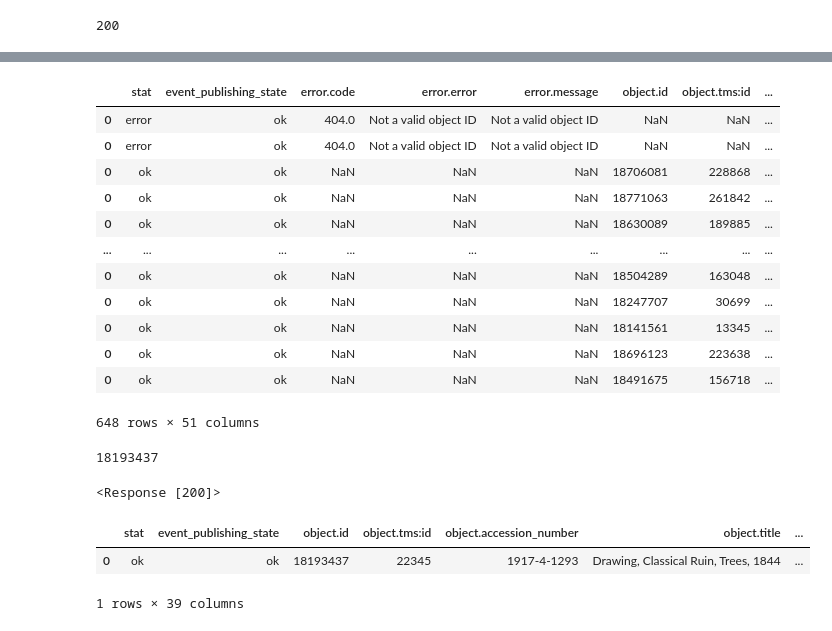
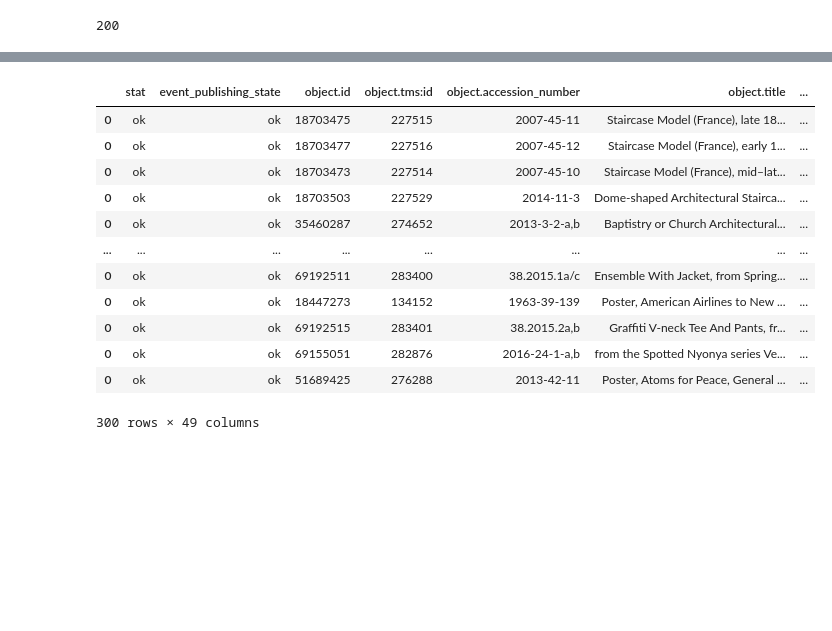
Before and after one commit to ShirinStar/Pen_Data_Dictionary, a Jupyter notebook: data/SB items + Get info .ipynb, the cells around one changed output, grey strips where cells are left out. Saved outputs shown, nothing was run; the diff lists cells and outputs as text; code cells hidden in the pictures; blank space fills up the shorter version.

```diff
--- a/data/SB items + Get info .ipynb
+++ b/data/SB items + Get info .ipynb
@@ -32,6 +32,10 @@ sbItems['description'].replace(r'^\s*$', np.NaN, regex=True, inplace=True)
 sbItems['secret'].replace(r'^\s*$', np.NaN, regex=True, inplace=True)
 sbItems['secret_o'].replace(r'^\s*$', np.NaN, regex=True, inplace=True)
 sbItems['extras'].replace(r'^\s*$', np.NaN, regex=True, inplace=True)
+# %%
+pd.set_option('display.max_rows', 200)
+pd.set_option('display.max_columns', 50)
+pd.set_option("max_colwidth", 500)
 # %%
 url = 'https://api.collection.cooperhewitt.org/rest/?method=cooperhewitt.objects.getInfo&access_token=729cca8ffeb40cd2e725f5301e034134&object_id=69155331'
 resp = requests.request('GET', url)
@@ -96,0 +56,3 @@ See the caveats in the documentation: https://pandas.pydata.org/pandas-docs/stab
+# %%
+popular = sbItems['refers_to_uid'].value_counts().nlargest(300)
+popular
@@ -102,37 +77,3 @@ def fetch_URL(url):
     session.mount('https://', adapter)
 
     return session.get(url)
-# %%
-items_info
-# %% [output]
-|  | stat | event_publishing_state | error.code | error.error | error.message | object.id | object.tms:id | ... |
-| 0 | error | ok | 404.0 | Not a valid object ID | Not a valid object ID | NaN | NaN | ... |
-| 0 | error | ok | 404.0 | Not a valid object ID | Not a valid object ID | NaN | NaN | ... |
-| 0 | ok | ok | NaN | NaN | NaN | 18706081 | 228868 | ... |
-| 0 | ok | ok | NaN | NaN | NaN | 18771063 | 261842 | ... |
-| 0 | ok | ok | NaN | NaN | NaN | 18630089 | 189885 | ... |
-| ... | ... | ... | ... | ... | ... | ... | ... | ... |
-| 0 | ok | ok | NaN | NaN | NaN | 18504289 | 163048 | ... |
-| 0 | ok | ok | NaN | NaN | NaN | 18247707 | 30699 | ... |
-| 0 | ok | ok | NaN | NaN | NaN | 18141561 | 13345 | ... |
-| 0 | ok | ok | NaN | NaN | NaN | 18696123 | 223638 | ... |
-| 0 | ok | ok | NaN | NaN | NaN | 18491675 | 156718 | ... |
-648 rows × 51 columns
-# %%
-sbItems['refers_to_uid'].iloc[648]
-# %% [output]
-18193437
-# %%
-url = 'https://api.collection.cooperhewitt.org/rest/?method=cooperhewitt.objects.getInfo&access_token=729cca8ffeb40cd2e725f5301e034134&object_id=18193437'
-resp = fetch_URL(url)
-resp
-# %% [output]
-<Response [200]>
-# %%
-test = json.loads(resp.text)
-test = pd.json_normalize(test)
-test
-# %% [output]
-|  | stat | event_publishing_state | object.id | object.tms:id | object.accession_number | object.title | ... |
-| 0 | ok | ok | 18193437 | 22345 | 1917-4-1293 | Drawing, Classical Ruin, Trees, 1844 | ... |
-1 rows × 39 columns
@@ -140,0 +80,34 @@ items_info
+# %%
+popular_items = popular.index.astype(str)
+items_info = None
+errs = []
+for item in popular_items:
+    try:
+        url = 'https://api.collection.cooperhewitt.org/rest/?method=cooperhewitt.objects.getInfo&access_token=729cca8ffeb40cd2e725f5301e034134&object_id=' + item
+#         resp = requests.request('GET', url)
+        resp = fetch_URL(url)
+        items = json.loads(resp.text)
+        items = pd.json_normalize(items)
+        if items_info is None:
+            items_info = items
+        else:
+            items_info = pd.concat([items_info, items])
+    except RuntimeError as e:
+        errs.append(e)
+items_info
+
+# 300 popular items
+# %% [output]
+|  | stat | event_publishing_state | object.id | object.tms:id | object.accession_number | object.title | ... |
+| 0 | ok | ok | 18703475 | 227515 | 2007-45-11 | Staircase Model (France), late 18... | ... |
+| 0 | ok | ok | 18703477 | 227516 | 2007-45-12 | Staircase Model (France), early 1... | ... |
+| 0 | ok | ok | 18703473 | 227514 | 2007-45-10 | Staircase Model (France), mid–lat... | ... |
+| 0 | ok | ok | 18703503 | 227529 | 2014-11-3 | Dome-shaped Architectural Stairca... | ... |
+| 0 | ok | ok | 35460287 | 274652 | 2013-3-2-a,b | Baptistry or Church Architectural... | ... |
+| ... | ... | ... | ... | ... | ... | ... | ... |
+| 0 | ok | ok | 69192511 | 283400 | 38.2015.1a/c | Ensemble With Jacket, from Spring... | ... |
+| 0 | ok | ok | 18447273 | 134152 | 1963-39-139 | Poster, American Airlines to New ... | ... |
+| 0 | ok | ok | 69192515 | 283401 | 38.2015.2a,b | Graffiti V-neck Tee And Pants, fr... | ... |
+| 0 | ok | ok | 69155051 | 282876 | 2016-24-1-a,b | from the Spotted Nyonya series Ve... | ... |
+| 0 | ok | ok | 51689425 | 276288 | 2013-42-11 | Poster, Atoms for Peace, General ... | ... |
+300 rows × 49 columns
```
Also changed, not shown: parts of 15 cells of this notebook, 10 other files.
